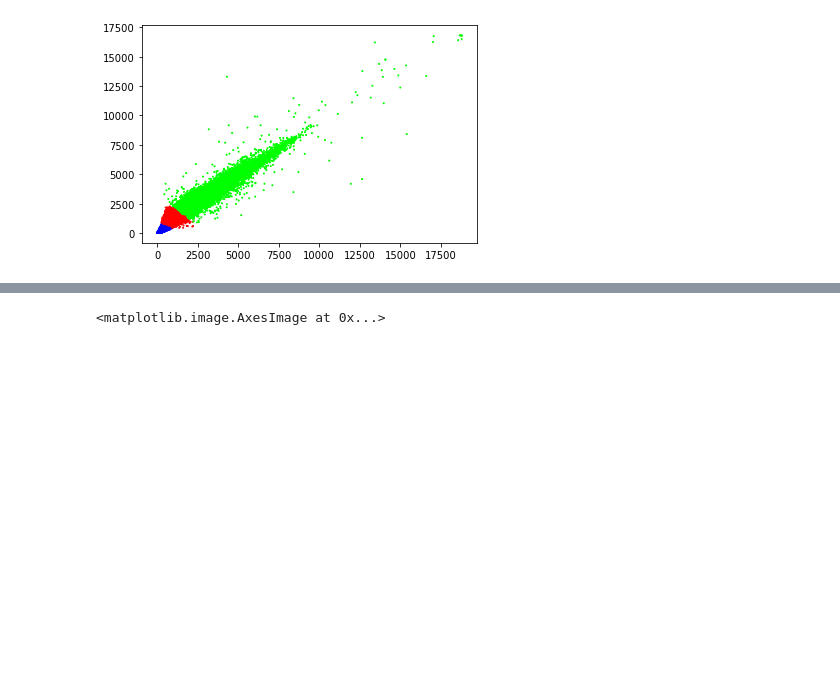
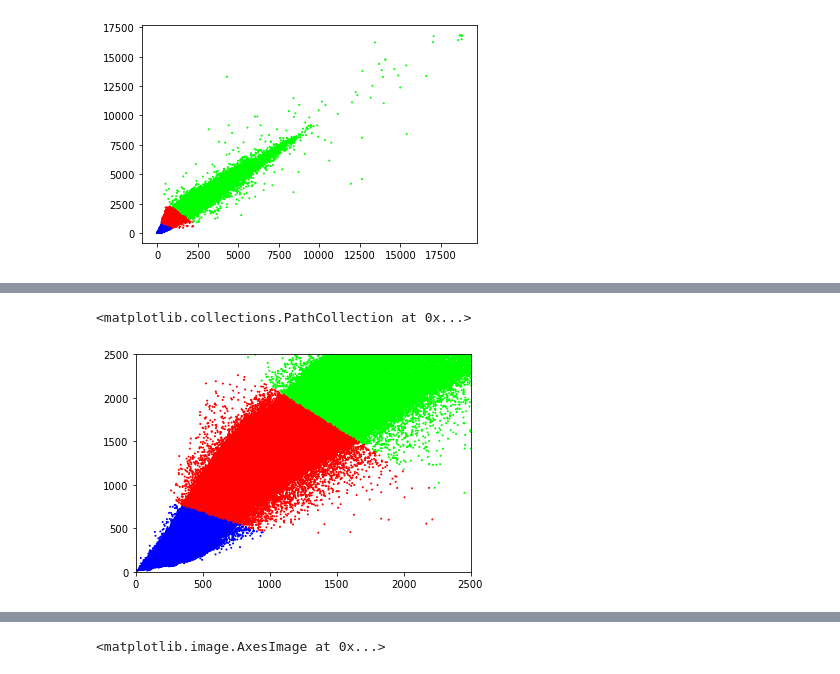
Before and after one commit to ondrej-vesely/GEO1001-hw2, a Jupyter notebook: hw2.ipynb, the cells around one changed output, grey strips where cells are left out. Saved outputs shown, nothing was run; the diff lists cells and outputs as text; code cells hidden in the pictures; blank space fills up the shorter version.

```diff
--- a/hw2.ipynb
+++ b/hw2.ipynb
@@ -107,0 +122,7 @@ plt.scatter(stack.T[0], stack.T[1], s=1, c=kmeans.labels_, cmap='brg')
+# %%
+plt.xlim(0, 2500)
+plt.ylim(0, 2500)
+plt.scatter(stack.T[0], stack.T[1], s=1, c=kmeans.labels_, cmap='brg')
+# %% [output]
+<matplotlib.collections.PathCollection at 0x...>
+[figure, added]
```
Also changed, not shown: parts of 20 cells of this notebook, 2 other files.
